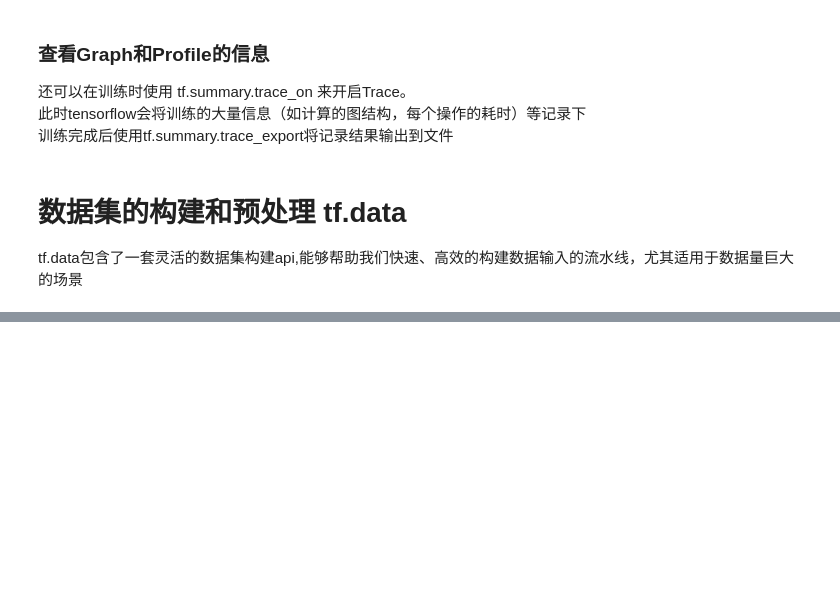
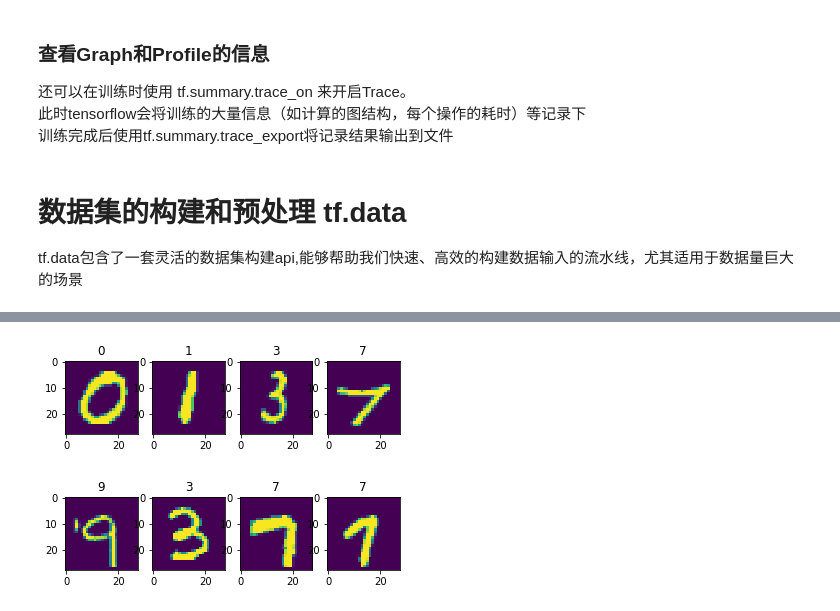
Before and after one commit to alanlyang/learning, a Jupyter notebook: tf/tf常用模块.ipynb, the cells around one changed output, grey strips where cells are left out. Drawn from its saved outputs; the diff is of its cells as text; code cells hidden in the pictures; blank space fills up the shorter version.

```diff
--- a/tf/tf常用模块.ipynb
+++ b/tf/tf常用模块.ipynb
@@ -109,0 +133,42 @@ tf.data包含了一套灵活的数据集构建api,能够帮助我们快速、高
+# %%
+mnist_dataset = tfds.load("mnist", split=tfds.Split.TRAIN, as_supervised=True)
+# %%
+# 将图片旋转90度
+def rot90(image, lable):
+    image = tf.image.rot90(image)
+    return image, lable
+# 对每个元素都旋转90度
+mnist_dataset = mnist_dataset.map(rot90)
+# 显示结果
+for image, lable in mnist_dataset:
+    plt.title(lable.numpy())
+    plt.imshow(image.numpy()[:, :, 0])
+    plt.show()
+    break
+# %%
+# Dataset分batch
+for batch_index, (image, lable) in enumerate(mnist_dataset.batch(4)):
+    # 用于多图绘制, 一个fig对象可以包含多个axs(子图)，接受三个参数numRows, numCols， plotNum(指定绘图区域)
+    fig, axs = plt.subplots(1, 4)
+    for i in range(4):
+        axs[i].set_title(lable.numpy()[i])
+        axs[i].imshow(image.numpy()[ i, :,:,0])
+    plt.show()
+    break
+# %%
+# 将数据打乱后再输出
+mnist_dataset = tfds.load("mnist", split=tfds.Split.TRAIN, as_supervised=True)
+mnist_dataset = mnist_dataset.shuffle(buffer_size=10000).batch(4)
+count = 0
+for images, lables in mnist_dataset:
+    fig, axs = plt.subplots(1,4)
+    count += 1
+    for i in range(4):
+        axs[i].set_title(lables.numpy()[i])
+        axs[i].imshow(images.numpy()[i, :, :, 0])
+    plt.show()
+    if count == 2:
+        break
+# %% [output]
+[figure, added]
+[figure, added]
```
Also changed, not shown: parts of 7 cells of this notebook.
